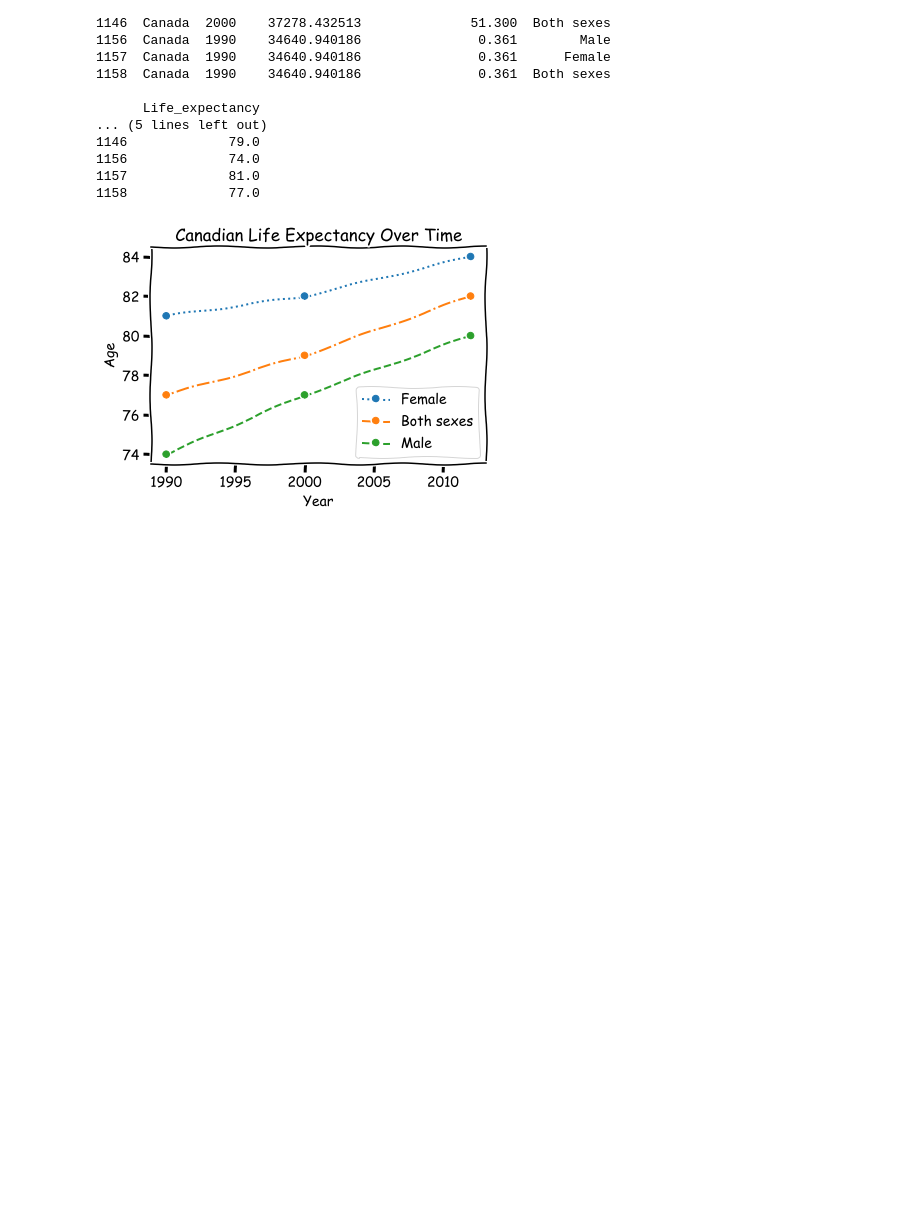
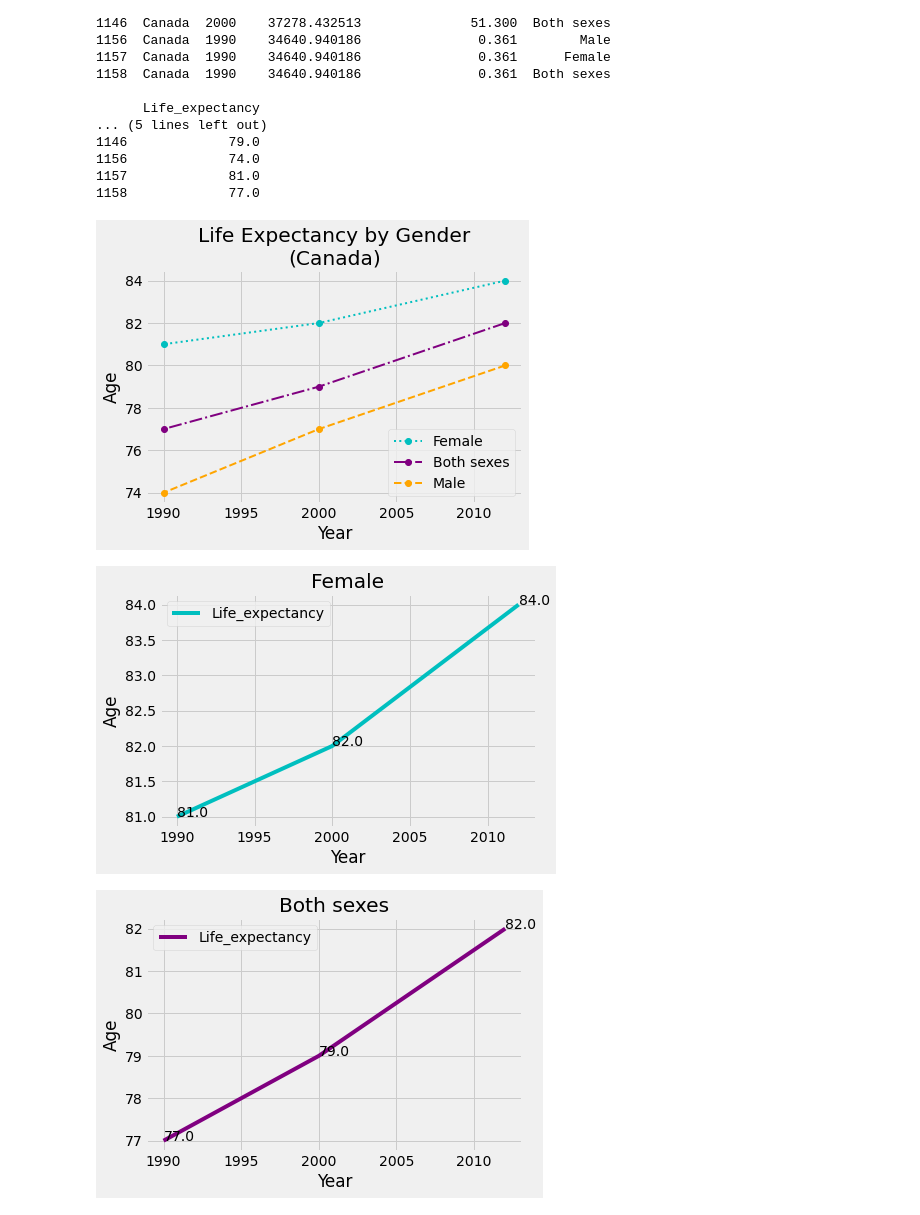
Before and after one commit to Mackeyk88/gdp-and-internet-usage-python, a Jupyter notebook: Notebook/Python1.ipynb, the cells around one changed output. Saved outputs shown, nothing was run; the diff lists cells and outputs as text; code cells hidden in the pictures; blank space fills up the shorter version.

```diff
--- a/Notebook/Python1.ipynb
+++ b/Notebook/Python1.ipynb
@@ -823,19 +823,48 @@ le_yearsb = le_years[(le_years['Country'] == 'Canada') & (le_years['Gender'] ==
 # %%
 ##print(plt.style.available)
 
-##plt.style.use('bmh')
+plt.style.use('fivethirtyeight')
 
-plt.xkcd()
+##plt.xkcd()
 
-plt.plot(le_yearsf.Year, le_yearsf.Life_expectancy, label = 'Female', linestyle = ':', marker = 'o', linewidth = '2')
-plt.plot(le_yearsb.Year, le_yearsb.Life_expectancy, label = 'Both sexes', linestyle = '-.', marker = 'o', linewidth = '2')
-plt.plot(le_yearsm.Year, le_yearsm.Life_expectancy, label = 'Male', linestyle = '--', marker = 'o', linewidth = '2')
+##First Graph
+plt.plot(le_yearsf.Year, le_yearsf.Life_expectancy, label = 'Female', linestyle = ':', marker = 'o', linewidth = '2', color = 'c')
+plt.plot(le_yearsb.Year, le_yearsb.Life_expectancy, label = 'Both sexes', linestyle = '-.', marker = 'o', linewidth = '2', color = 'purple')
+plt.plot(le_yearsm.Year, le_yearsm.Life_expectancy, label = 'Male', linestyle = '--', marker = 'o', linewidth = '2', color = 'orange')
+
 plt.xlabel('Year')
 plt.ylabel('Age')
-plt.title('Canadian Life Expectancy Over Time', color = 'black')
+plt.title('Life Expectancy by Gender\n(Canada)', color = 'black')
 plt.legend(labelcolor = 'black')
-plt.grid(True)
+##plt.grid(True)
 
-##plt.show()
+
+##Second Graph
+yx = le_yearsf.plot(x='Year', y='Life_expectancy', alpha=1, color = 'c', title = 'Female')
+plt.ylabel('Age')
+
+for q, wor1 in enumerate(le_yearsf.Life_expectancy):
+    yx.annotate(wor1, (le_yearsf.Year.iat[q],le_yearsf.Life_expectancy.iat[q]))
+
+
+##Third Graph
+zx = le_yearsb.plot(x='Year', y='Life_expectancy', alpha=1, color = 'purple', title = 'Both sexes')
+plt.ylabel('Age')
+
+for z, wor in enumerate(le_yearsb.Life_expectancy):
+    zx.annotate(wor, (le_yearsb.Year.iat[z],le_yearsb.Life_expectancy.iat[z]))
+
+
+#Fourth Graph
+xx = le_yearsm.plot(x='Year', y='Life_expectancy', alpha=1, color = 'orange', title = 'Male')
+plt.ylabel('Age')
+
+for v, wor2 in enumerate(le_yearsm.Life_expectancy):
+    xx.annotate(wor2, (le_yearsm.Year.iat[v],le_yearsm.Life_expectancy.iat[v]))
+
+
+plt.show()
 # %% [output]
-[figure, old version]
+[figure, new version]
+[figure, added]
+[figure, added]
```
Also changed, not shown: parts of 1 cell of this notebook.
